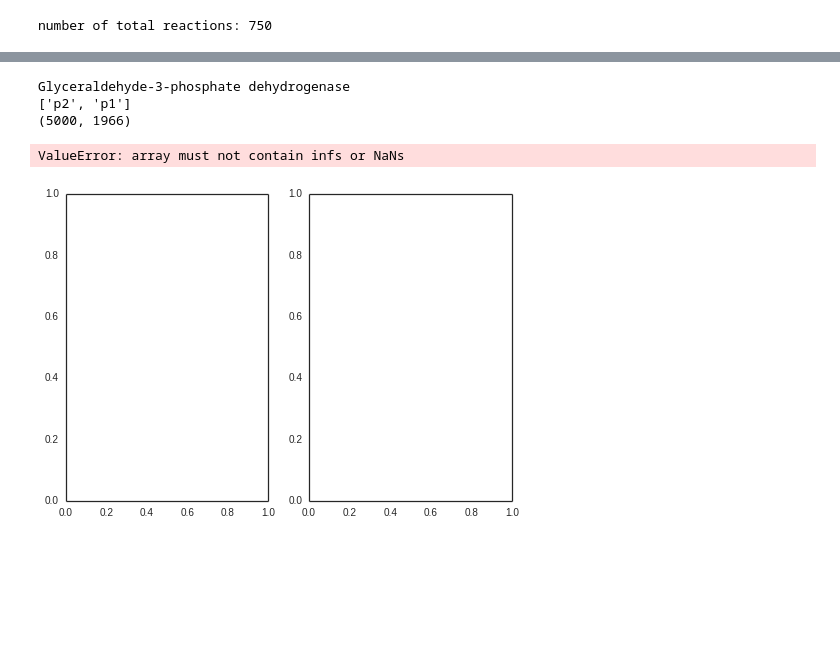
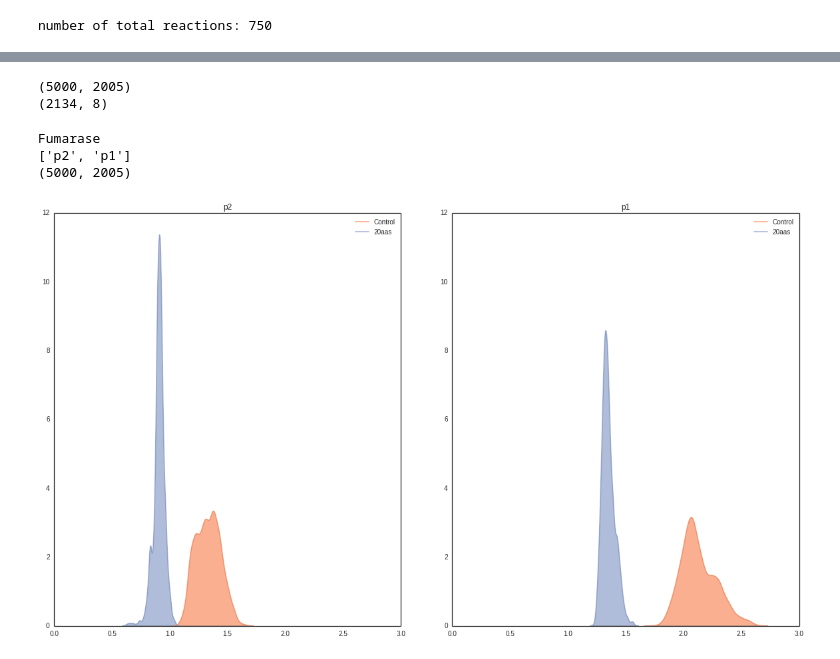
Before and after one commit to Kange2014/FluxShift, a Jupyter notebook: flux_shift.ipynb, the cells around one changed output, grey strips where cells are left out. Drawn from its saved outputs; the diff is of its cells as text; code cells hidden in the pictures; blank space fills up the shorter version.

```diff
--- a/flux_shift.ipynb
+++ b/flux_shift.ipynb
@@ -107,0 +149,7 @@ coefficient1[i]
+# %%
+mcmc_p1_dict = {}
+mcmc_p2_dict = {}
+mylegend = ["Control","20aas"]
+
+for strain in mylegend:
+    (mcmc_p1_dict[strain],mcmc_p2_dict[strain]) = mcmc_tab2pandas(strain)
@@ -770,14 +844,19 @@ strain: p1
 3 rows × 8 columns
+# %%
+print mcmc_reduced_dict_p2['p1'].shape
+print flux_stats_dict_p1_p2['p1'].shape
+# %% [output]
+(5000, 2005)
+(2134, 8)
 # %%
 # Plot Shifts
 
-react = 'GAPD'
+react = 'FUM'
 print m.reactions.get_by_id(react).name
 #plot_rxn_shifts(strain,df, df2, df3, react, 0.1, -0.01, 8)
-plot_rxn_shifts_all_strains(mcmc_reduced_dict_p1, mcmc_reduced_dict_p2, react, 2, -1, 8)
+plot_rxn_shifts_all_strains(mcmc_reduced_dict_p1, mcmc_reduced_dict_p2, react, 3, 0, 12)
 # %% [output]
-Glyceraldehyde-3-phosphate dehydrogenase
+Fumarase
 ['p2', 'p1']
-(5000, 1966)
+(5000, 2005)
-ValueError: array must not contain infs or NaNs
-[figure, old version]
+[figure, new version]
```
Also changed, not shown: parts of 48 cells of this notebook, 1 other file.
